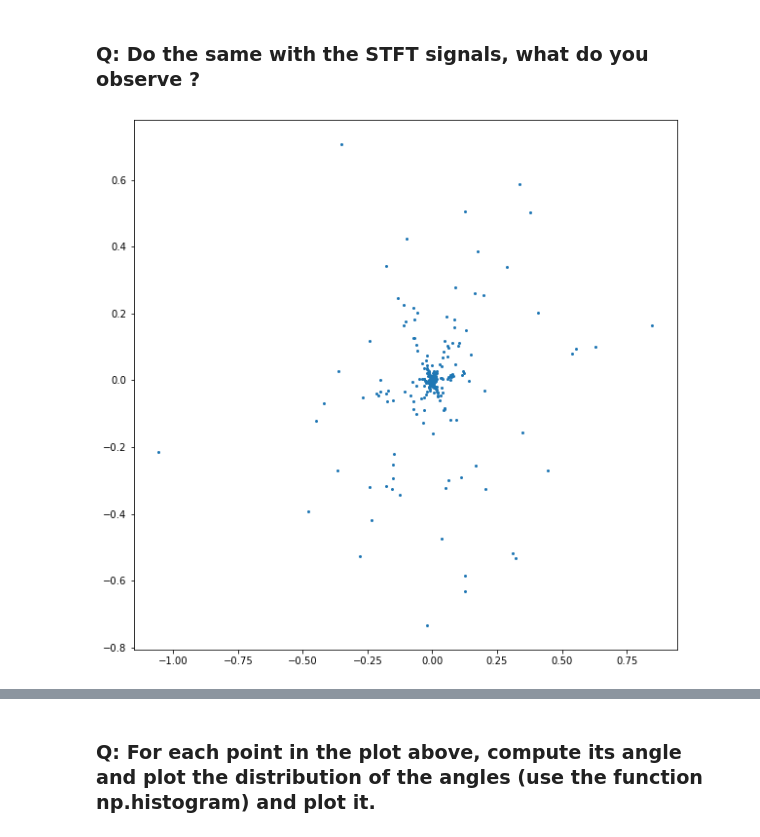
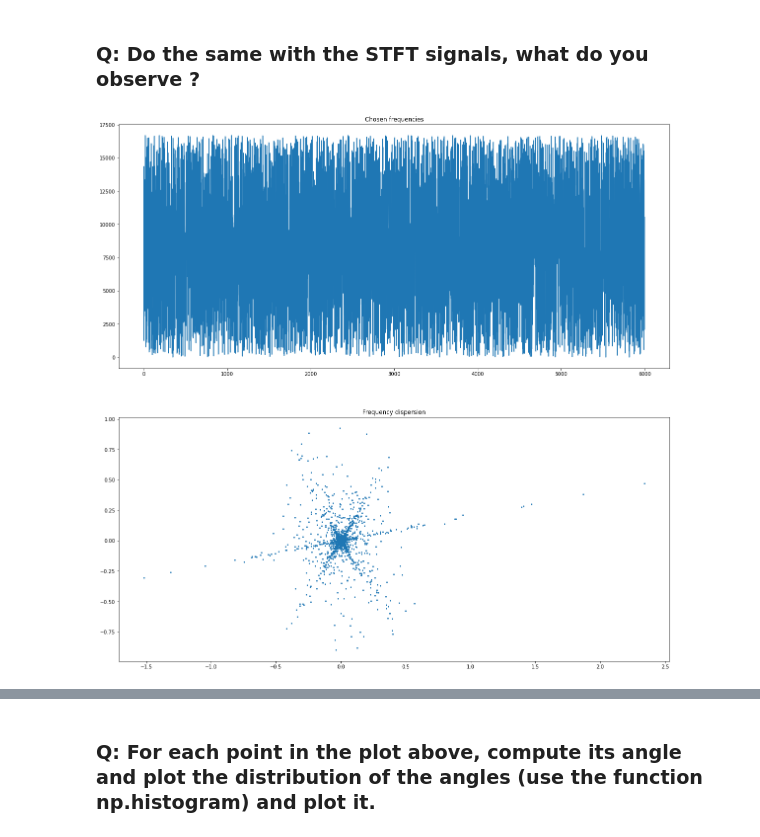
Before and after one commit to piptouque/imac3_td_signalanalysis, a Jupyter notebook: td4/td4.ipynb, the cells around one changed output, grey strips where cells are left out. Saved outputs shown, nothing was run; the diff lists cells and outputs as text; code cells hidden in the pictures.

```diff
--- a/td4/td4.ipynb
+++ b/td4/td4.ipynb
@@ -115,8 +115,8 @@ print(np.sum((micro1 - recov)**2))
 # %% [markdown]
 ### By selecting randomly a group of points in time, we plot in the plane the coordinates of the points, being the measured signals by the micros.
 # %%
-nbre_selec = 600
-liste = [ i for i in range(np.shape(y)[0])]
+nbre_selec = 6000
+liste = np.arange(np.shape(y)[0])
 shuffle(liste)
 
 plt.figure(figsize = (10,10))
@@ -132,12 +132,17 @@ Si l'on suppose qu'en fréquentiel toute voix est bien séparée, on obtiendra d
 # %%
 ### your code here.
 H = np.asarray([np.real(w1.flatten()),np.real(w2.flatten())]).transpose()
-liste2 = [i for i in range(np.shape(H)[0])]
-shuffle(liste2)
+random_freqs = np.arange(np.shape(H)[0]) # [i for i in range(np.shape(H)[0])]
+shuffle(random_freqs)
 
-plt.figure(figsize = (10,10))
-plt.plot(H[liste2[:nbre_selec],0],H[liste2[:nbre_selec],1],"o",markersize=2)
+plt.figure(figsize = (20,20))
+plt.subplot(2,1,1)
+plt.title("Chosen frequencies")
+plt.plot(np.arange(nbre_selec), random_freqs[:nbre_selec])
+plt.subplot(2,1,2)
+plt.title("Frequency dispersion")
+plt.plot(H[random_freqs[:nbre_selec],0],H[random_freqs[:nbre_selec],1],"o",markersize=2)
 
 plt.show()
 # %% [output]
-[figure, old version]
+[figure, new version]
```
Also changed, not shown: parts of 25 cells of this notebook, 1 other file.
